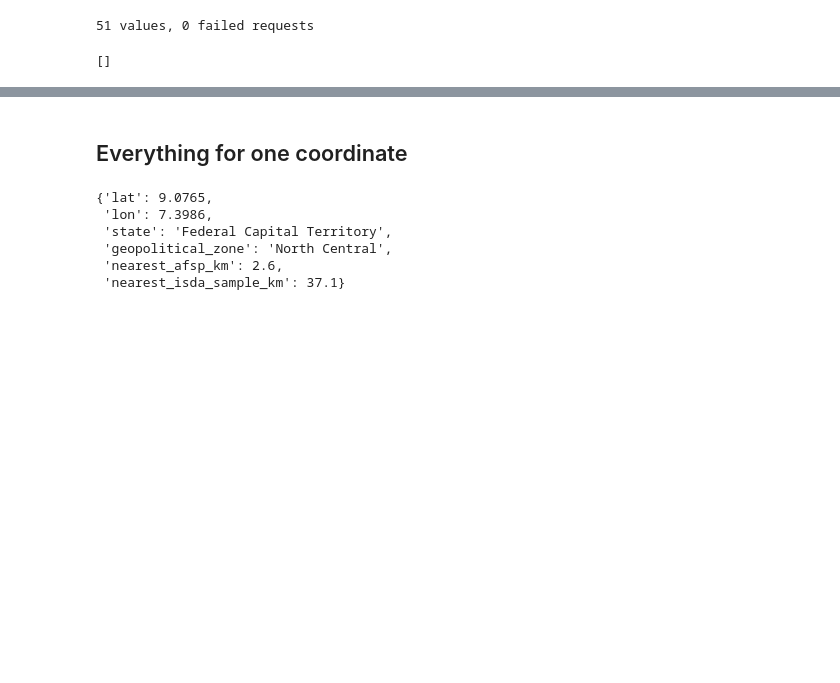
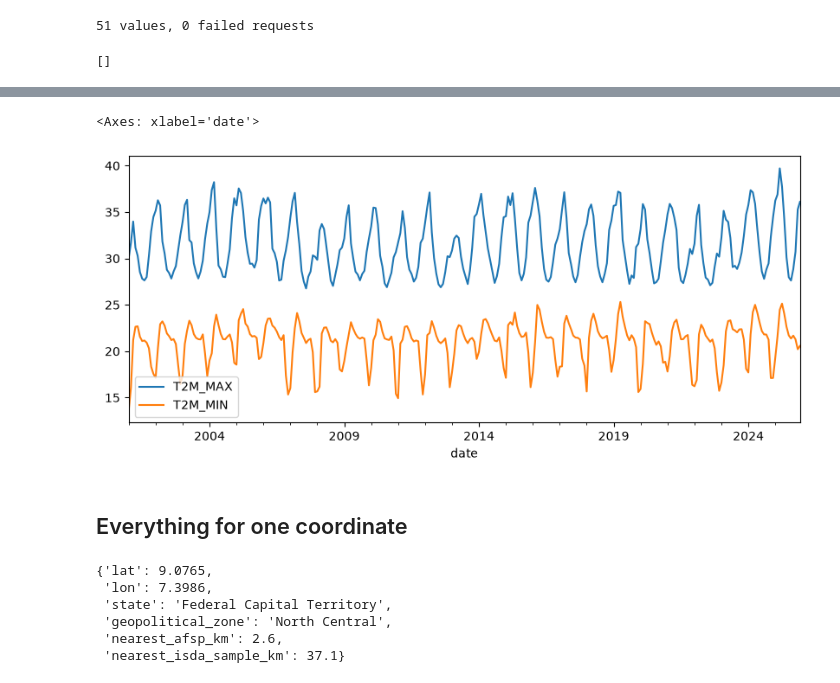
Before and after one commit to naheem3410/nasa-field-shift, a Jupyter notebook: notebooks/explore_soil.ipynb, the cells around one changed output, grey strips where cells are left out. Cells and saved outputs as stored; diff of their text form; code cells hidden in the pictures; blank space fills up the shorter version.

Commit message:
feat:added NASA power dataset implementation

```diff
--- a/notebooks/explore_soil.ipynb
+++ b/notebooks/explore_soil.ipynb
@@ -6,11 +6,14 @@ Four sources, one dataframe each, all tagged with the same `state` and `geopolit
 import pandas as pd
 
 from nasa import SoilExplorer
+from nasa import Climate
 
 # pd.set_option("display.max_columns", 40)
 pd.set_option('display.max_columns', None)
 pd.set_option("display.width", 200)
 ex = SoilExplorer()
+clim = Climate()
+lat, lon = 9.0765, 7.3986
 # %% [markdown]
 ## Overview of the three file sources
 
@@ -131,3 +134,6 @@ api.attrs['failed']
 # %% [output]
 51 values, 0 failed requests
 []
+# %%
+w = clim.power.series(lat, lon)
+w.head()
@@ -134,3 +163,9 @@ api.attrs['failed']
+# %%
+ts = w.set_index("date")
+ts[["T2M_MAX", "T2M_MIN"]].resample("MS").mean().plot(figsize=(10, 4))
+# %% [output]
+<Axes: xlabel='date'>
+[figure, added]
 # %% [markdown]
 ## Everything for one coordinate
 # %%
```
Also changed, not shown: parts of 4 cells of this notebook, 9 other files.
